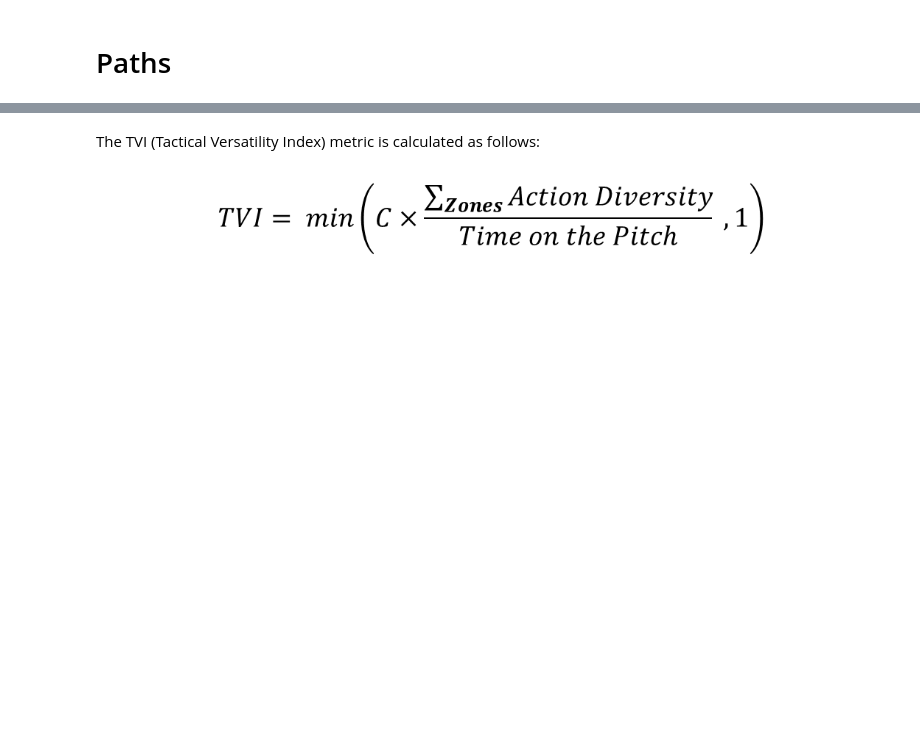
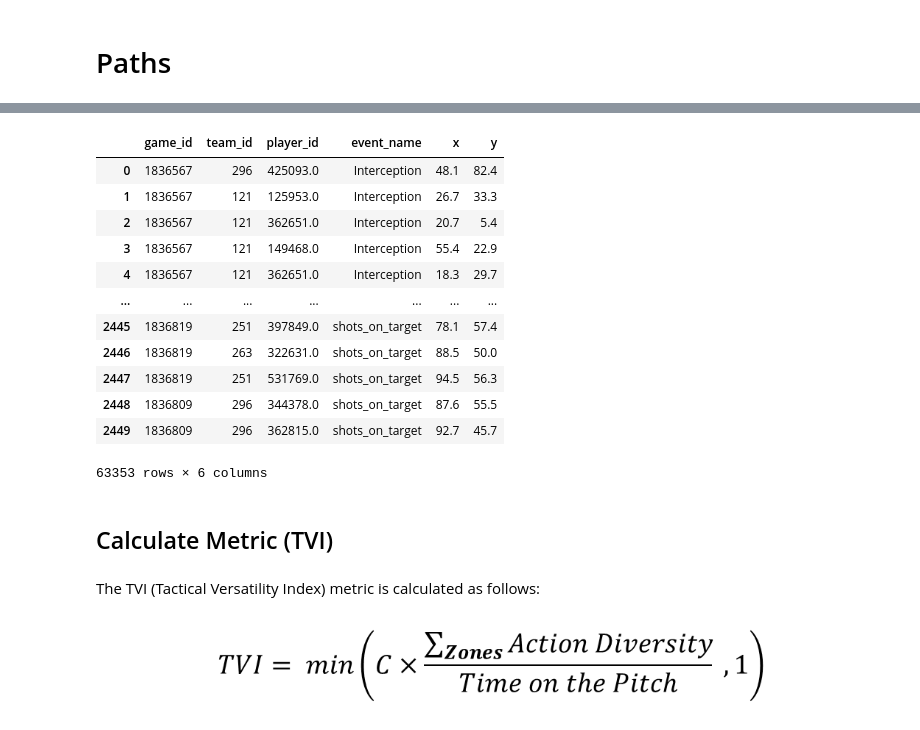
Before and after one commit to LuisSimoes17/TVI_footballindex, a Jupyter notebook: examples/tvi_exploration.ipynb, the cells around one changed output, grey strips where cells are left out. Cells and saved outputs as stored; diff of their text form; code cells hidden in the pictures; blank space fills up the shorter version.

Commit message:
Update to calculate from .csv - bugs still need to be corrected

```diff
--- a/examples/tvi_exploration.ipynb
+++ b/examples/tvi_exploration.ipynb
@@ -494,0 +7,2 @@ all_metric_events.groupby(['event_name', 'zone']).agg(avg_count=('count', 'mean'
+# %%
+f24_file_path = "data/F24 - CSVs/PRT-PrimeiraLiga_24-25_events.csv"
@@ -494,0 +11,4 @@ all_metric_events.groupby(['event_name', 'zone']).agg(avg_count=('count', 'mean'
+# %%
+# 1. Parse F24 data
+match_events = f24_parser.parsef24_csv(f24_file_path)
+match_events.head()
@@ -494,0 +55,14 @@ all_metric_events.groupby(['event_name', 'zone']).agg(avg_count=('count', 'mean'
+# %%
+# Defensive Actions
+interceptions = f24_parser.get_interceptions(match_events, from_processed=True)
+tackles = f24_parser.get_tackles(match_events, from_processed=True)
+aerials = f24_parser.get_aerials(match_events, from_processed=True)
+
+# Possession Actions
+progressive_passes = f24_parser.get_progressive_passes(match_events, from_processed=True)
+dribbles = f24_parser.get_dribbles(match_events, from_processed=True)
+
+# Offensive Actions
+key_passes = f24_parser.get_key_passes(match_events, from_processed=True)
+deep_completions = f24_parser.get_deep_completions(match_events, from_processed=True)
+shots_on_target = f24_parser.get_shots_on_target(match_events, from_processed=True)
@@ -495,3 +80,26 @@ all_metric_events.groupby(['event_name', 'zone']).agg(avg_count=('count', 'mean'
+# %%
+# Combine all actions into a single DataFrame
+all_metric_events = pd.concat([
+    interceptions, tackles, aerials, progressive_passes, dribbles, key_passes, deep_completions, shots_on_target
+])
+all_metric_events['player_id'] = all_metric_events['player_id'].astype(str)
+all_metric_events
+# %% [output]
+|  | game_id | team_id | player_id | event_name | x | y |
+| 0 | 1836567 | 296 | 425093.0 | Interception | 48.1 | 82.4 |
+| 1 | 1836567 | 121 | 125953.0 | Interception | 26.7 | 33.3 |
+| 2 | 1836567 | 121 | 362651.0 | Interception | 20.7 | 5.4 |
+| 3 | 1836567 | 121 | 149468.0 | Interception | 55.4 | 22.9 |
+| 4 | 1836567 | 121 | 362651.0 | Interception | 18.3 | 29.7 |
+| ... | ... | ... | ... | ... | ... | ... |
+| 2445 | 1836819 | 251 | 397849.0 | shots_on_target | 78.1 | 57.4 |
+| 2446 | 1836819 | 263 | 322631.0 | shots_on_target | 88.5 | 50.0 |
+| 2447 | 1836819 | 251 | 531769.0 | shots_on_target | 94.5 | 56.3 |
+| 2448 | 1836809 | 296 | 344378.0 | shots_on_target | 87.6 | 55.5 |
+| 2449 | 1836809 | 296 | 362815.0 | shots_on_target | 92.7 | 45.7 |
+63353 rows × 6 columns
+# %% [markdown]
+## Calculate Metric (TVI)
 # %% [markdown]
 The TVI (Tactical Versatility Index) metric is calculated as follows:
 # %% [markdown]
```
Also changed, not shown: parts of 47 cells of this notebook, 3 other files.
